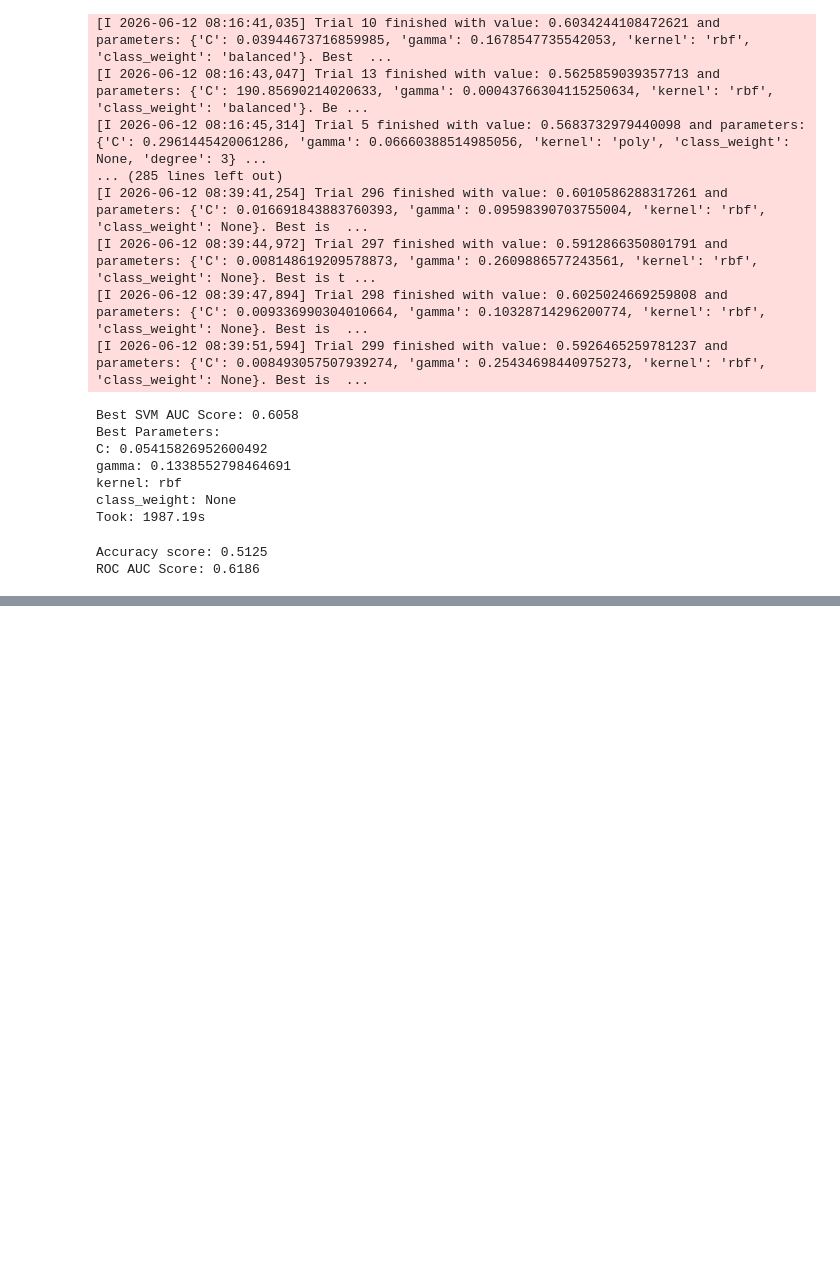
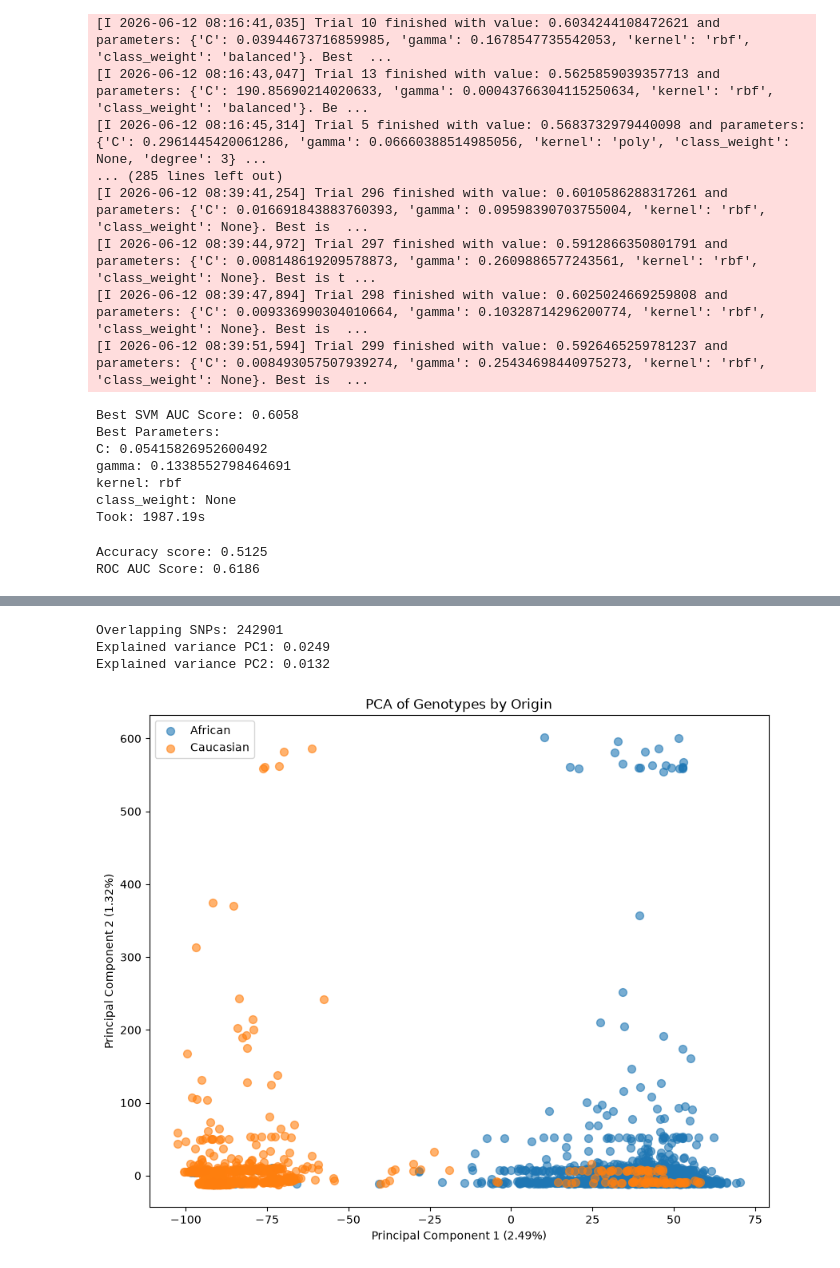
Before and after one commit to hedielmatri/genomic-biomarkers-smoking, a Jupyter notebook: notebooks/data_inference.ipynb, the cells around one changed output, grey strips where cells are left out. Drawn from its saved outputs; the diff is of its cells as text; code cells hidden in the pictures; blank space fills up the shorter version.

```diff
--- a/notebooks/data_inference.ipynb
+++ b/notebooks/data_inference.ipynb
@@ -1203,0 +1576,68 @@ ROC AUC Score: 0.6186
+# %%
+# Loading African dataset
+afr = pl.read_parquet("GSE148375_processed_data.parquet")
+gene_col_name = afr.columns[0]
+afr = afr.with_columns(pl.col(gene_col_name).cast(pl.String))
+afr = afr.transpose(include_header=True, header_name="Sample", column_names=gene_col_name)
+afr = afr.to_pandas().set_index("Sample")
+afr["Origin"] = "African"
+
+# Loading Caucasian dataset
+ccs = pd.read_csv("GSE148812_genotyping_results.txt", sep="\t", index_col=0).T
+ccs["Origin"] = "Caucasian"
+
+afr_snps = set(afr.columns) - {"Origin"}
+css_snps = set(ccs.columns) - {"Origin"}
+common_snps = list(afr_snps.intersection(css_snps))
+
+print(f"Overlapping SNPs: {len(common_snps)}")
+
+cols_to_keep = common_snps + ["Origin"]
+mdf = pd.concat([afr[cols_to_keep], ccs[cols_to_keep]], axis = 0)
+
+X_raw = mdf.drop(columns=["Origin"]).astype(str)
+y_origin = mdf["Origin"].values
+
+encoder = OrdinalEncoder(handle_unknown="use_encoded_value", unknown_value = -1)
+X_encoded = encoder.fit_transform(X_raw)
+
+# Scale the data
+scaler = StandardScaler()
+data_scaled = scaler.fit_transform(X_encoded)
+
+pca = PCA(n_components = 10, svd_solver = "randomized", random_state = 4)
+principal_components = pca.fit_transform(data_scaled)
+
+# Filter out outliers
+keep_mask = principal_components[:, 0] > -600
+clean_data_scaled = data_scaled[keep_mask]
+clean_y_origin = y_origin[keep_mask]
+
+
+pca = PCA(n_components = 10, svd_solver = "randomized", random_state = 4)
+clean_principal_components = pca.fit_transform(clean_data_scaled)
+explained_variance = pca.explained_variance_ratio_
+
+print(f"Explained variance PC1: {explained_variance[0]:.4f}")
+print(f"Explained variance PC2: {explained_variance[1]:.4f}")
+
+fig = plt.figure(figsize=(10, 8))
+ax = fig.add_subplot()
+
+afri_mask = clean_y_origin == "African"
+cauc_mask = clean_y_origin == "Caucasian"
+
+ax.scatter(clean_principal_components[afri_mask, 0], clean_principal_components[afri_mask, 1], label="African", alpha=0.6, s=50)
+ax.scatter(clean_principal_components[cauc_mask, 0], clean_principal_components[cauc_mask, 1], label="Caucasian", alpha=0.6, s=50)
+
+ax.set_title("PCA of Genotypes by Origin")
+ax.set_xlabel(f"Principal Component 1 ({explained_variance[0]*100:.2f}%)")
+ax.set_ylabel(f"Principal Component 2 ({explained_variance[1]*100:.2f}%)")
+ax.legend()
+
+plt.show()
+# %% [output]
+Overlapping SNPs: 242901
+Explained variance PC1: 0.0249
+Explained variance PC2: 0.0132
+[figure, added]
```
Also changed, not shown: parts of 25 cells of this notebook, 7 other files.
